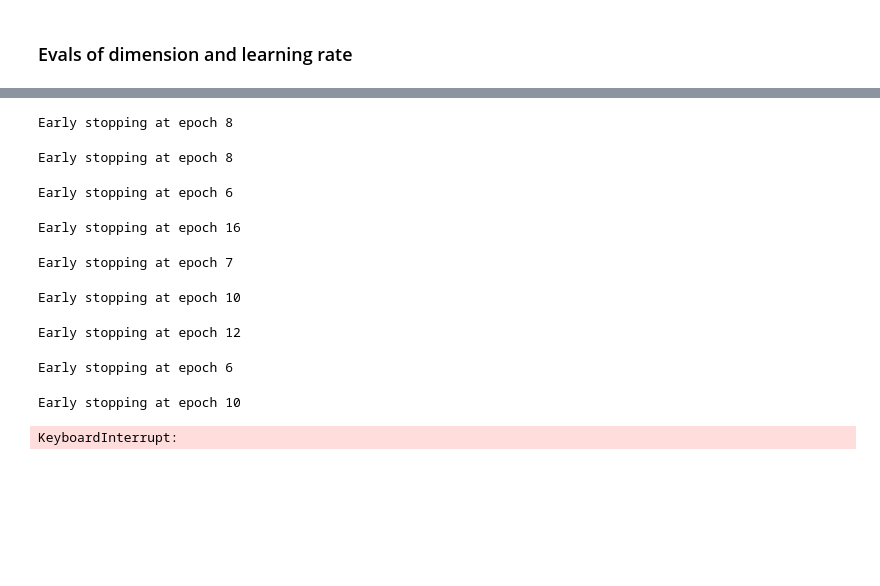
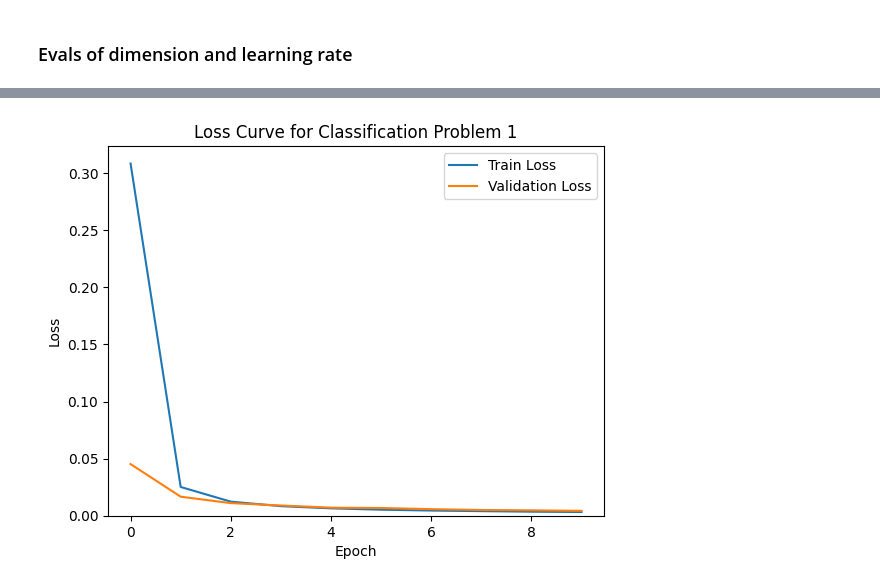
Before and after one commit to charliedekock12/ml_assign3, a Jupyter notebook: src/classification_1.ipynb, the cells around one changed output, grey strips where cells are left out. Cells and saved outputs as stored; diff of their text form; code cells hidden in the pictures; blank space fills up the shorter version.

```diff
--- a/src/classification_1.ipynb
+++ b/src/classification_1.ipynb
@@ -78,7 +189,7 @@ def save_json(data, path, indent=4):
 # %% [markdown]
 ### Model Training function
 # %%
-def train_sgd_model(fold, hidden_dim=2, input_dim = 2, output_dim = 2, batch_size=1, learning_rate = 0.1, max_epochs=10, to_print=True, patience=5):
+def train_sgd_model(fold, hidden_dim=2, input_dim = 2, output_dim = 2, batch_size=1, learning_rate = 0.01, max_epochs=10, to_print=True, patience=10):
     X_val = torch.tensor(fold['Xv'].values, dtype=torch.float32)
     y_val = torch.tensor(fold['yv'].values, dtype=torch.long)
     X_train = torch.tensor(fold['Xt'].values, dtype=torch.float32)
@@ -95,9 +206,7 @@ def train_sgd_model(fold, hidden_dim=2, input_dim = 2, output_dim = 2, batch_siz
     train_accs = []
     val_losses = []
     val_accs = []
-    per_sample_loss = []
     times = []
-    samples_seen = 0
     best_val_loss = float('inf')
     epochs_since_improve = 0
     global_start = time.time()
@@ -118,8 +227,6 @@ def train_sgd_model(fold, hidden_dim=2, input_dim = 2, output_dim = 2, batch_siz
             _, predicted = torch.max(outputs, 1)
             correct += (predicted == batch_y).sum().item()
             total += batch_y.size(0)
-            per_sample_loss.append(loss.item())
-            samples_seen += batch_y.size(0)
 
         avg_train_loss = train_loss / total
         train_acc = correct / total
@@ -157,7 +264,7 @@ def train_sgd_model(fold, hidden_dim=2, input_dim = 2, output_dim = 2, batch_siz
                 f"Val Acc: {val_acc:.4f} | "
                 f"Duration: {local_duration:.4f}")
 
-        if epochs_since_improve >= patience or all(abs(x - 1.0) < 1e-6 for x in val_accs[-3:]):
+        if epochs_since_improve >= patience:
             if to_print == True:
                 print(f"Early stopping at epoch {epoch+1}")
             break
@@ -168,7 +275,6 @@ def train_sgd_model(fold, hidden_dim=2, input_dim = 2, output_dim = 2, batch_siz
     results = {
         "model": model,
         "train_losses_by_epochs": train_losses,
-        "train_losses_by_samples": per_sample_loss,
         "val_losses": val_losses,
         "train_accs": train_accs,
         "val_accs": val_accs,
@@ -179,3 +285,7 @@ def train_sgd_model(fold, hidden_dim=2, input_dim = 2, output_dim = 2, batch_siz
     return results
 # %% [markdown]
 ### Evals of dimension and learning rate
+# %%
+res = train_sgd_model(folds[0], hidden_dim=2, max_epochs=10)
+plot_results(res)
+# %% [output]
@@ -182 +302,2 @@ def train_sgd_model(fold, hidden_dim=2, input_dim = 2, output_dim = 2, batch_siz
+[figure, added]
 # %%
@@ -189,15 +310,2 @@ def find_optimal_hidden_layers(folds, dim_list = [1, 2, 3], max_epochs=20):
         results[f'dim_{n}'] = results_per_size
     return results
-# %%
-dim_results = find_optimal_hidden_layers(folds)
-# %% [output]
-Early stopping at epoch 8
-Early stopping at epoch 8
-Early stopping at epoch 6
-Early stopping at epoch 16
-Early stopping at epoch 7
-Early stopping at epoch 10
-Early stopping at epoch 12
-Early stopping at epoch 6
-Early stopping at epoch 10
-KeyboardInterrupt:
```
Also changed, not shown: parts of 39 cells of this notebook, 6 other files.
